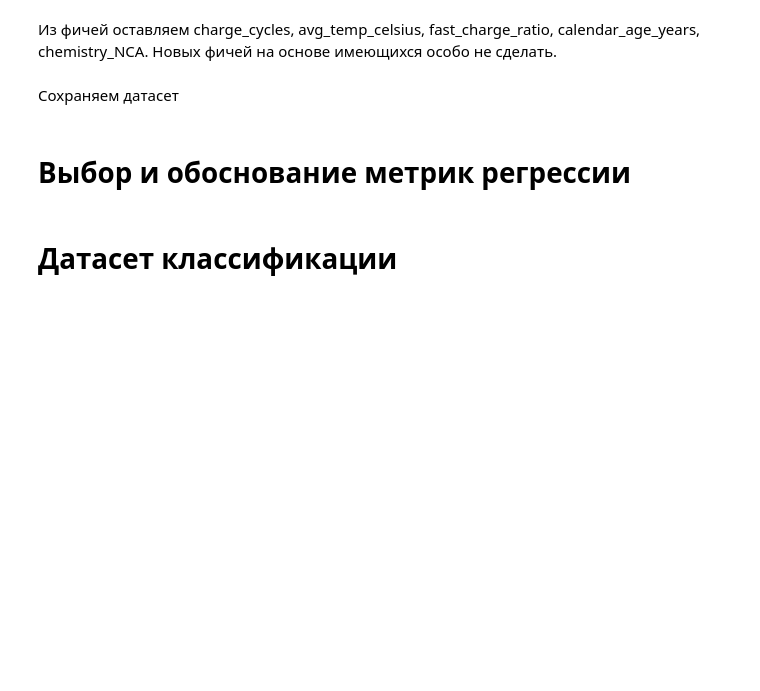
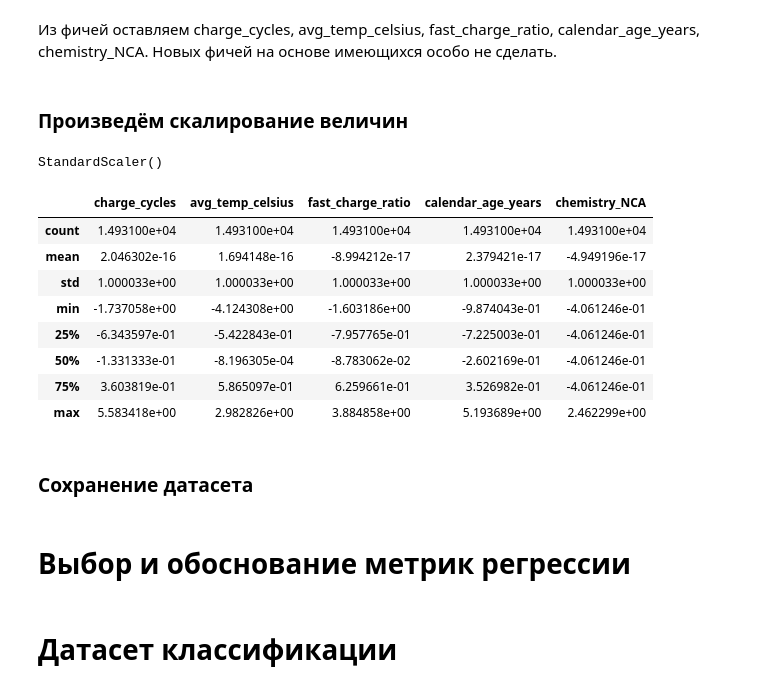
Before and after one commit to Crazy5202/AI_frameworks, a Jupyter notebook: 0_datasets-metrics.ipynb, the cells around one changed output. Cells and saved outputs as stored; diff of their text form; code cells hidden in the pictures; blank space fills up the shorter version.

```diff
--- a/0_datasets-metrics.ipynb
+++ b/0_datasets-metrics.ipynb
@@ -338,6 +347,29 @@ print(vif_data.sort_values(by="VIF", ascending=False))
 Из фичей оставляем charge_cycles, avg_temp_celsius, fast_charge_ratio, calendar_age_years, chemistry_NCA. Новых фичей на основе имеющихся особо не сделать.
 # %%
 df_onehot = df_onehot[['charge_cycles', 'avg_temp_celsius', 'fast_charge_ratio', 'calendar_age_years', 'chemistry_NCA', TARGET_NAME]]
+# %% [markdown]
+### Произведём скалирование величин
+# %%
+scaler = StandardScaler()
+scaler.fit(df_onehot.drop(TARGET_NAME, axis=1))
+# %% [output]
+StandardScaler()
+# %%
+scaled_features = scaler.transform(df_onehot.drop(TARGET_NAME,axis=1))
+# %%
+df_feat = pd.DataFrame(scaled_features, columns=df_onehot.columns[:-1])
+# %%
+df_feat.describe()
+# %% [output]
+|  | charge_cycles | avg_temp_celsius | fast_charge_ratio | calendar_age_years | chemistry_NCA |
+| count | 1.493100e+04 | 1.493100e+04 | 1.493100e+04 | 1.493100e+04 | 1.493100e+04 |
+| mean | 2.046302e-16 | 1.694148e-16 | -8.994212e-17 | 2.379421e-17 | -4.949196e-17 |
+| std | 1.000033e+00 | 1.000033e+00 | 1.000033e+00 | 1.000033e+00 | 1.000033e+00 |
+| min | -1.737058e+00 | -4.124308e+00 | -1.603186e+00 | -9.874043e-01 | -4.061246e-01 |
+| 25% | -6.343597e-01 | -5.422843e-01 | -7.957765e-01 | -7.225003e-01 | -4.061246e-01 |
+| 50% | -1.331333e-01 | -8.196305e-04 | -8.783062e-02 | -2.602169e-01 | -4.061246e-01 |
+| 75% | 3.603819e-01 | 5.865097e-01 | 6.259661e-01 | 3.526982e-01 | -4.061246e-01 |
+| max | 5.583418e+00 | 2.982826e+00 | 3.884858e+00 | 5.193689e+00 | 2.462299e+00 |
 # %% [markdown]
-Сохраняем датасет
+### Сохранение датасета
 # %%
```
Also changed, not shown: parts of 11 cells of this notebook, 1 other file.
